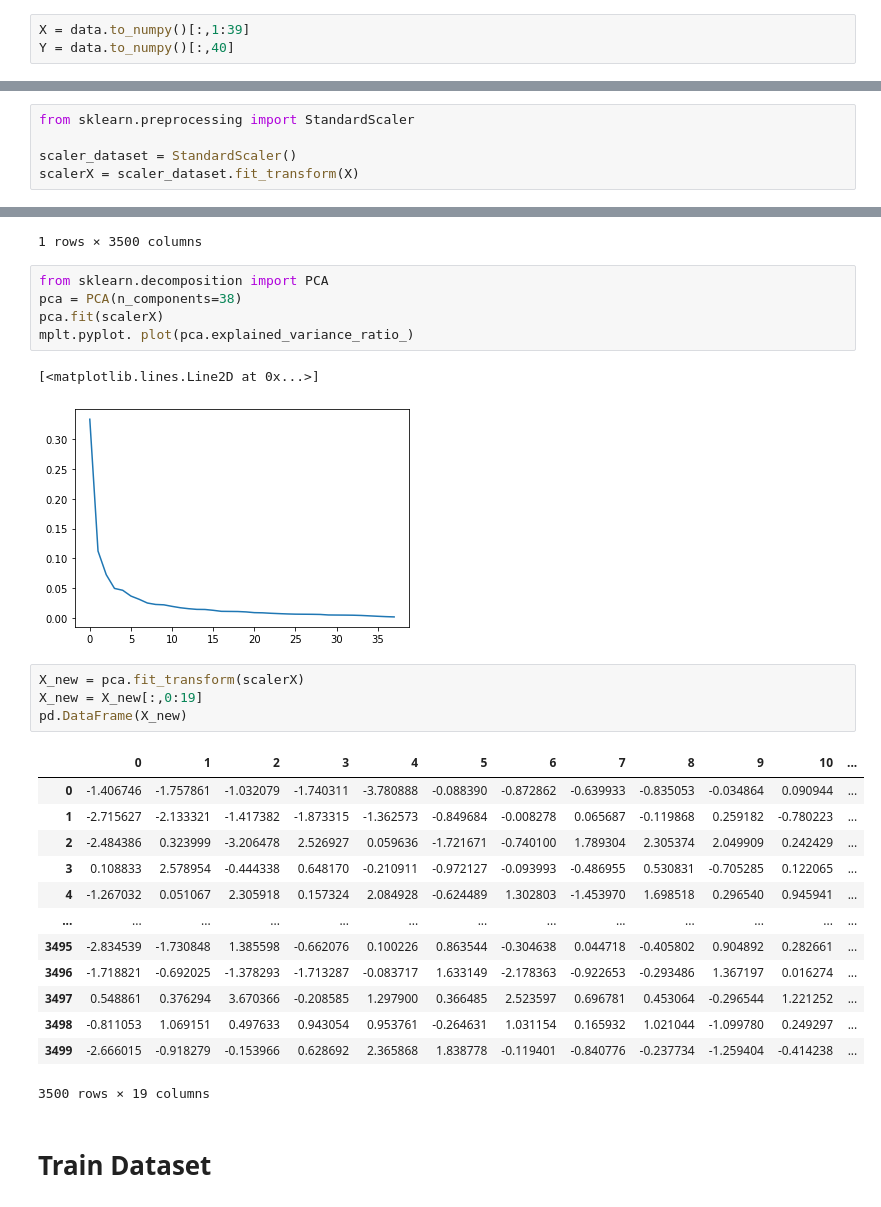
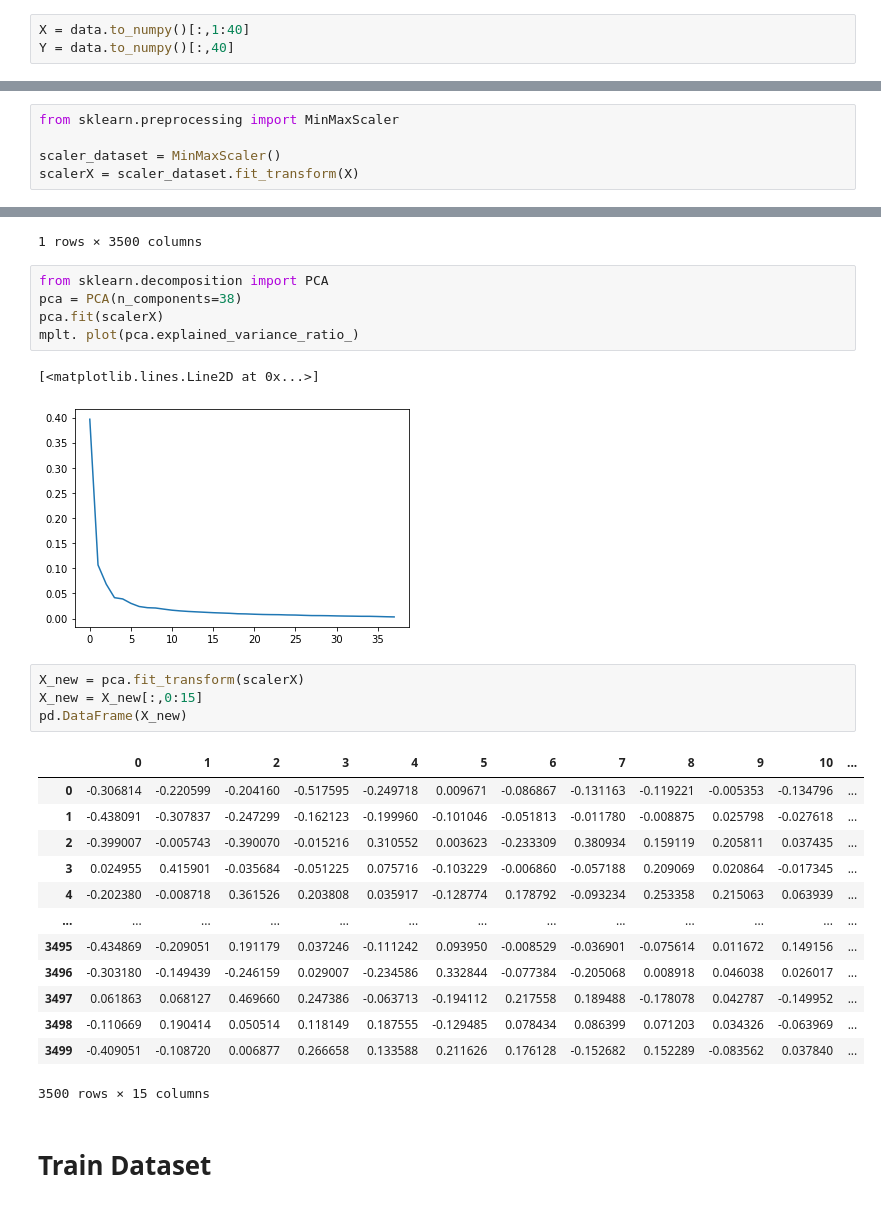
Before and after one commit to eriksonsantos/CommonVoice, a Jupyter notebook: main.ipynb, the cells around one changed output, grey strips where cells are left out. Cells and saved outputs as stored; diff of their text form.

```diff
--- a/main.ipynb
+++ b/main.ipynb
@@ -31,7 +32,7 @@ pd.DataFrame(data)
 | 3499 | 3499 | 5.828946 | -0.037488 | -0.019846 | 0.066636 | 0.005688 | -0.029770 | -0.002221 | -0.032870 | -0.021519 | ... | ... |
 3500 rows × 41 columns
 # %%
-X = data.to_numpy()[:,1:39]
+X = data.to_numpy()[:,1:40]
 Y = data.to_numpy()[:,40]
 # %%
 pd.DataFrame(X)
@@ -55,9 +56,9 @@ np.array(data.isna().sum()).T
 array([0, 0, 0, 0, 0, 0, 0, 0, 0, 0, 0, 0, 0, 0, 0, 0, 0, 0, 0, 0, 0, 0,
        0, 0, 0, 0, 0, 0, 0, 0, 0, 0, 0, 0, 0, 0, 0, 0, 0, 0, 0])
 # %%
-from sklearn.preprocessing import StandardScaler
+from sklearn.preprocessing import MinMaxScaler
 
-scaler_dataset = StandardScaler()
+scaler_dataset = MinMaxScaler()
 scalerX = scaler_dataset.fit_transform(X)
 # %%
 pd.DataFrame(scalerX)
@@ -90,28 +91,28 @@ pd.DataFrame(Y_new).T
 from sklearn.decomposition import PCA
 pca = PCA(n_components=38)
 pca.fit(scalerX)
-mplt.pyplot. plot(pca.explained_variance_ratio_)
+mplt. plot(pca.explained_variance_ratio_)
 # %% [output]
 [<matplotlib.lines.Line2D at 0x...>]
-[figure, old version]
+[figure, new version]
 # %%
 X_new = pca.fit_transform(scalerX)
-X_new = X_new[:,0:19]
+X_new = X_new[:,0:15]
 pd.DataFrame(X_new)
 # %% [output]
 |  | 0 | 1 | 2 | 3 | 4 | 5 | 6 | 7 | 8 | 9 | 10 | ... |
-| 0 | -1.406746 | -1.757861 | -1.032079 | -1.740311 | -3.780888 | -0.088390 | -0.872862 | -0.639933 | -0.835053 | -0.034864 | 0.090944 | ... |
-| 1 | -2.715627 | -2.133321 | -1.417382 | -1.873315 | -1.362573 | -0.849684 | -0.008278 | 0.065687 | -0.119868 | 0.259182 | -0.780223 | ... |
-| 2 | -2.484386 | 0.323999 | -3.206478 | 2.526927 | 0.059636 | -1.721671 | -0.740100 | 1.789304 | 2.305374 | 2.049909 | 0.242429 | ... |
-| 3 | 0.108833 | 2.578954 | -0.444338 | 0.648170 | -0.210911 | -0.972127 | -0.093993 | -0.486955 | 0.530831 | -0.705285 | 0.122065 | ... |
-| 4 | -1.267032 | 0.051067 | 2.305918 | 0.157324 | 2.084928 | -0.624489 | 1.302803 | -1.453970 | 1.698518 | 0.296540 | 0.945941 | ... |
+| 0 | -0.306814 | -0.220599 | -0.204160 | -0.517595 | -0.249718 | 0.009671 | -0.086867 | -0.131163 | -0.119221 | -0.005353 | -0.134796 | ... |
+| 1 | -0.438091 | -0.307837 | -0.247299 | -0.162123 | -0.199960 | -0.101046 | -0.051813 | -0.011780 | -0.008875 | 0.025798 | -0.027618 | ... |
+| 2 | -0.399007 | -0.005743 | -0.390070 | -0.015216 | 0.310552 | 0.003623 | -0.233309 | 0.380934 | 0.159119 | 0.205811 | 0.037435 | ... |
+| 3 | 0.024955 | 0.415901 | -0.035684 | -0.051225 | 0.075716 | -0.103229 | -0.006860 | -0.057188 | 0.209069 | 0.020864 | -0.017345 | ... |
+| 4 | -0.202380 | -0.008718 | 0.361526 | 0.203808 | 0.035917 | -0.128774 | 0.178792 | -0.093234 | 0.253358 | 0.215063 | 0.063939 | ... |
 | ... | ... | ... | ... | ... | ... | ... | ... | ... | ... | ... | ... | ... |
-| 3495 | -2.834539 | -1.730848 | 1.385598 | -0.662076 | 0.100226 | 0.863544 | -0.304638 | 0.044718 | -0.405802 | 0.904892 | 0.282661 | ... |
-| 3496 | -1.718821 | -0.692025 | -1.378293 | -1.713287 | -0.083717 | 1.633149 | -2.178363 | -0.922653 | -0.293486 | 1.367197 | 0.016274 | ... |
-| 3497 | 0.548861 | 0.376294 | 3.670366 | -0.208585 | 1.297900 | 0.366485 | 2.523597 | 0.696781 | 0.453064 | -0.296544 | 1.221252 | ... |
-| 3498 | -0.811053 | 1.069151 | 0.497633 | 0.943054 | 0.953761 | -0.264631 | 1.031154 | 0.165932 | 1.021044 | -1.099780 | 0.249297 | ... |
-| 3499 | -2.666015 | -0.918279 | -0.153966 | 0.628692 | 2.365868 | 1.838778 | -0.119401 | -0.840776 | -0.237734 | -1.259404 | -0.414238 | ... |
+| 3495 | -0.434869 | -0.209051 | 0.191179 | 0.037246 | -0.111242 | 0.093950 | -0.008529 | -0.036901 | -0.075614 | 0.011672 | 0.149156 | ... |
+| 3496 | -0.303180 | -0.149439 | -0.246159 | 0.029007 | -0.234586 | 0.332844 | -0.077384 | -0.205068 | 0.008918 | 0.046038 | 0.026017 | ... |
+| 3497 | 0.061863 | 0.068127 | 0.469660 | 0.247386 | -0.063713 | -0.194112 | 0.217558 | 0.189488 | -0.178078 | 0.042787 | -0.149952 | ... |
+| 3498 | -0.110669 | 0.190414 | 0.050514 | 0.118149 | 0.187555 | -0.129485 | 0.078434 | 0.086399 | 0.071203 | 0.034326 | -0.063969 | ... |
+| 3499 | -0.409051 | -0.108720 | 0.006877 | 0.266658 | 0.133588 | 0.211626 | 0.176128 | -0.152682 | 0.152289 | -0.083562 | 0.037840 | ... |
-3500 rows × 19 columns
+3500 rows × 15 columns
 # %% [markdown]
 # Train Dataset
 # %%
```
Also changed, not shown: parts of 13 cells of this notebook, 2 other files.
